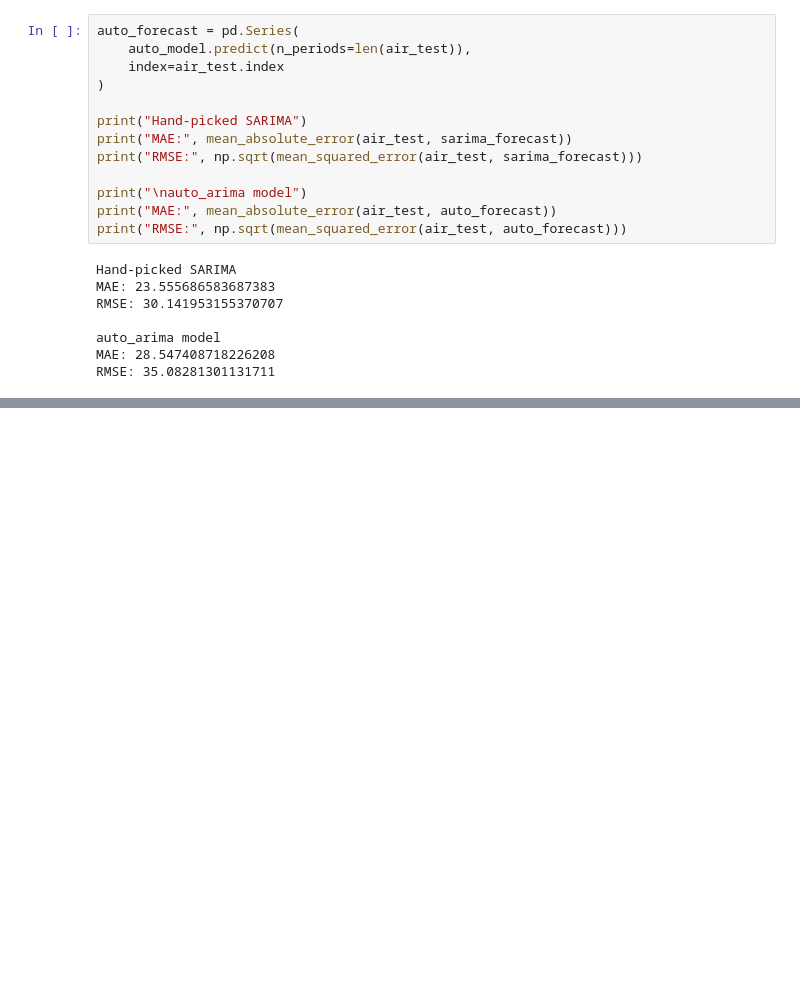
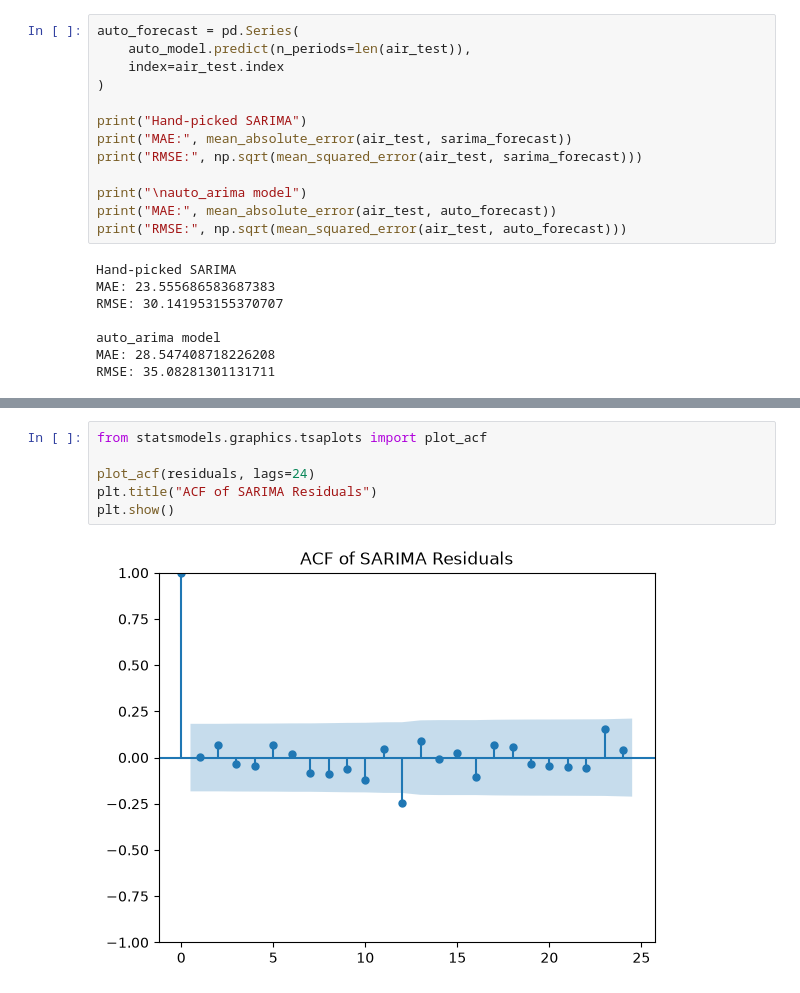
Before and after one commit to devlprkhan/dl_learning, a Jupyter notebook: notebook/Time-Series/times_series_revsion/rev_1.ipynb, the cells around one changed output, grey strips where cells are left out. Saved outputs shown, nothing was run; the diff lists cells and outputs as text; blank space fills up the shorter version.

```diff
--- a/notebook/Time-Series/times_series_revsion/rev_1.ipynb
+++ b/notebook/Time-Series/times_series_revsion/rev_1.ipynb
@@ -749,0 +762,8 @@ RMSE: 35.08281301131711
+# %%
+from statsmodels.graphics.tsaplots import plot_acf
+
+plot_acf(residuals, lags=24)
+plt.title("ACF of SARIMA Residuals")
+plt.show()
+# %% [output]
+[figure, added]
```
Also changed, not shown: parts of 11 cells of this notebook.
